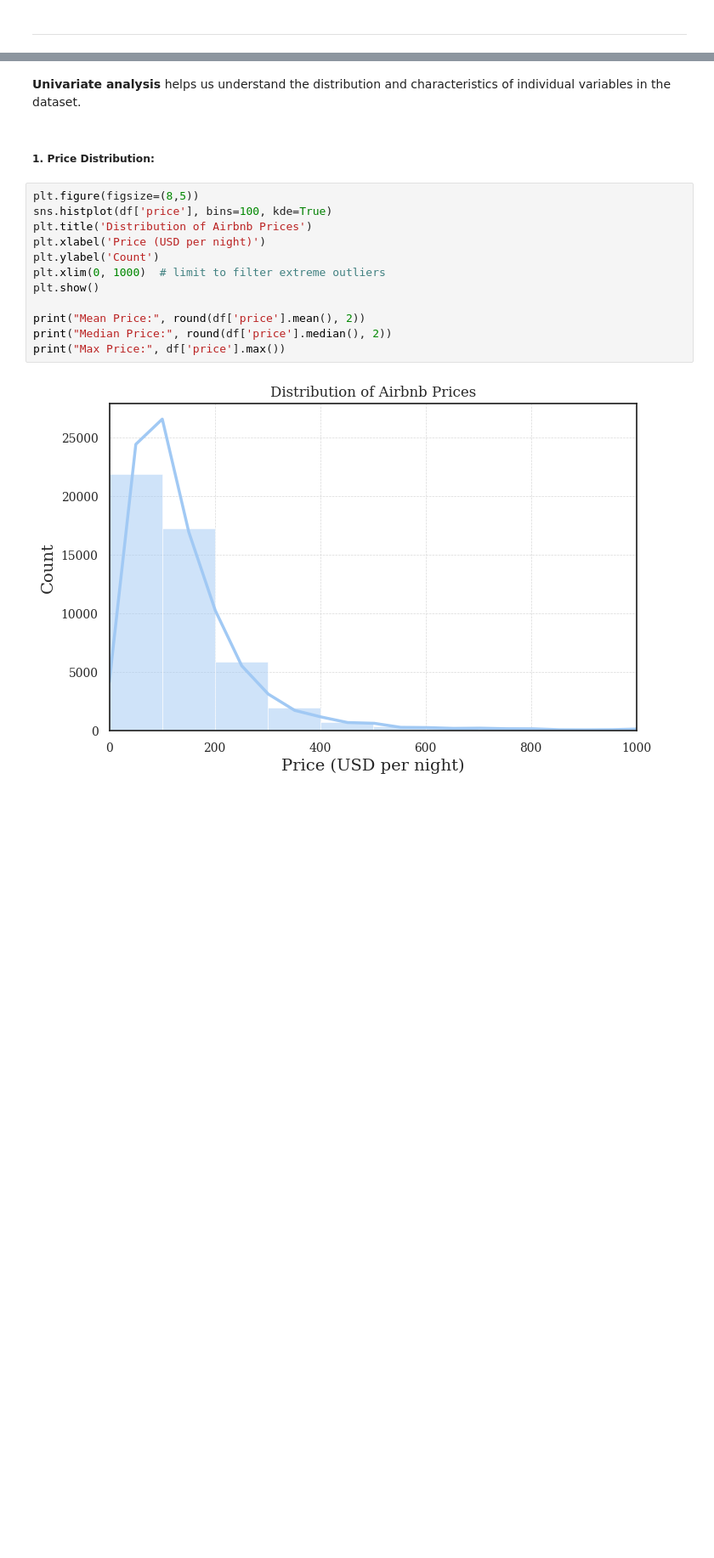
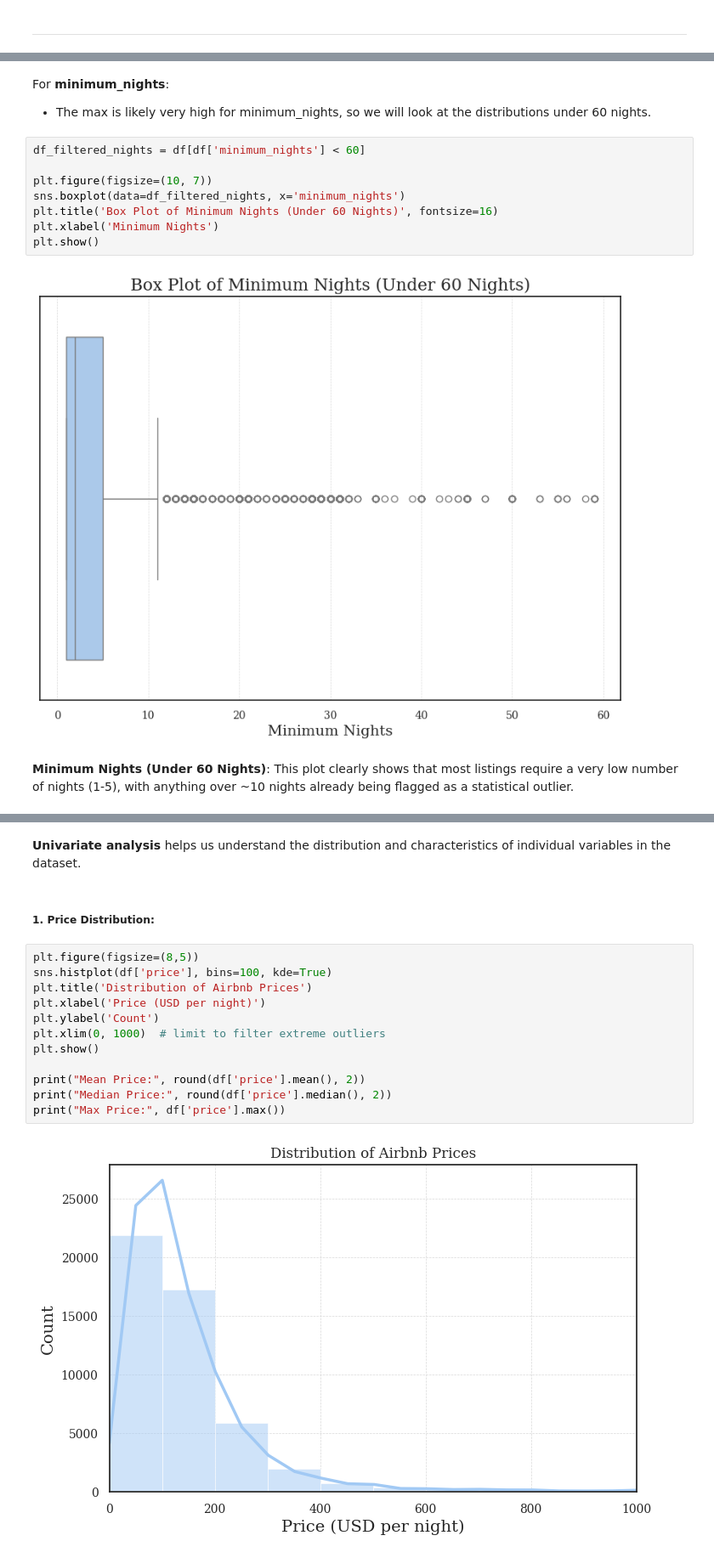
Before and after one commit to Aditya-907/NYC_Airbnb_EDA, a Jupyter notebook: notebooks/EDA_Report.ipynb, the cells around one changed output, grey strips where cells are left out. Shown: that part at 85% size. Saved outputs shown, nothing was run; the diff lists cells and outputs as text; blank space fills up the shorter version.

```diff
--- a/notebooks/EDA_Report.ipynb
+++ b/notebooks/EDA_Report.ipynb
@@ -353,0 +484,16 @@ This is a high cardinality plot which shows us where supply is concentrated at a
+# %% [markdown]
+For **minimum_nights**:
+
+- The max is likely very high for minimum_nights, so we will look at the distributions under 60 nights.
+# %%
+df_filtered_nights = df[df['minimum_nights'] < 60]
+
+plt.figure(figsize=(10, 7))
+sns.boxplot(data=df_filtered_nights, x='minimum_nights')
+plt.title('Box Plot of Minimum Nights (Under 60 Nights)', fontsize=16)
+plt.xlabel('Minimum Nights')
+plt.show()
+# %% [output]
+[figure, added]
+# %% [markdown]
+**Minimum Nights (Under 60 Nights)**: This plot clearly shows that most listings require a very low number of nights (1-5), with anything over ~10 nights already being flagged as a statistical outlier.
```
Also changed, not shown: parts of 58 cells of this notebook.
